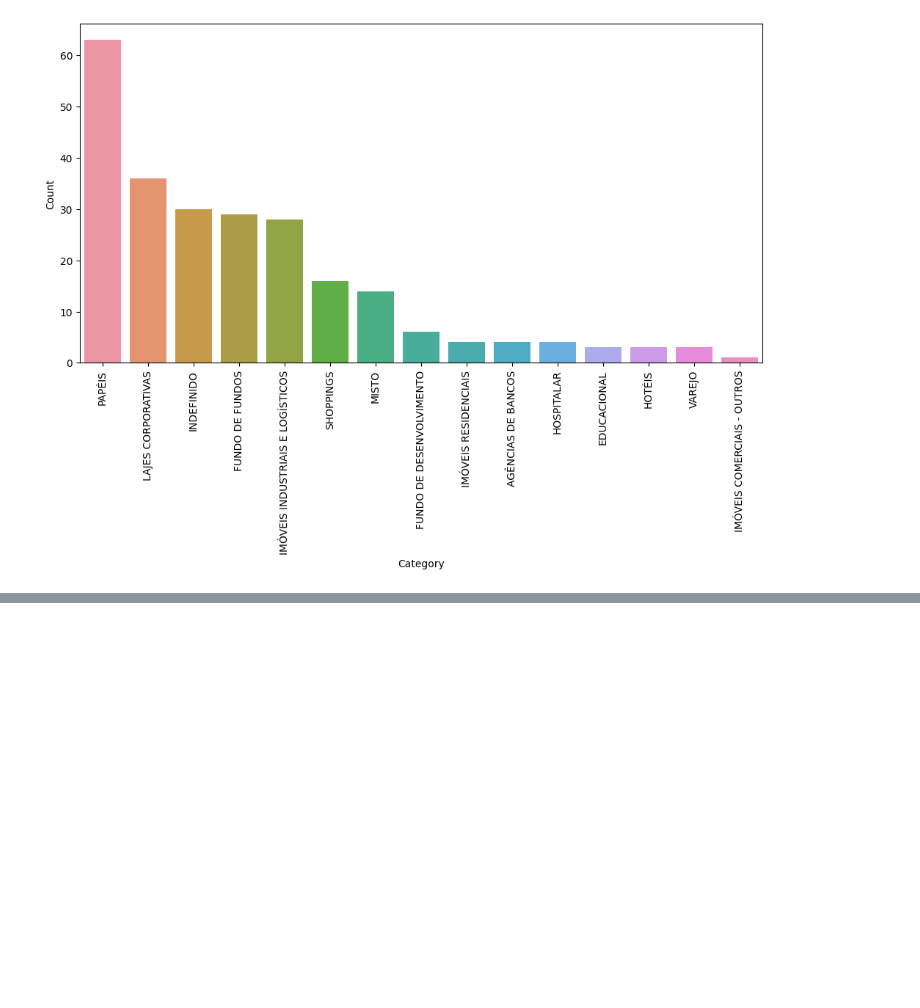
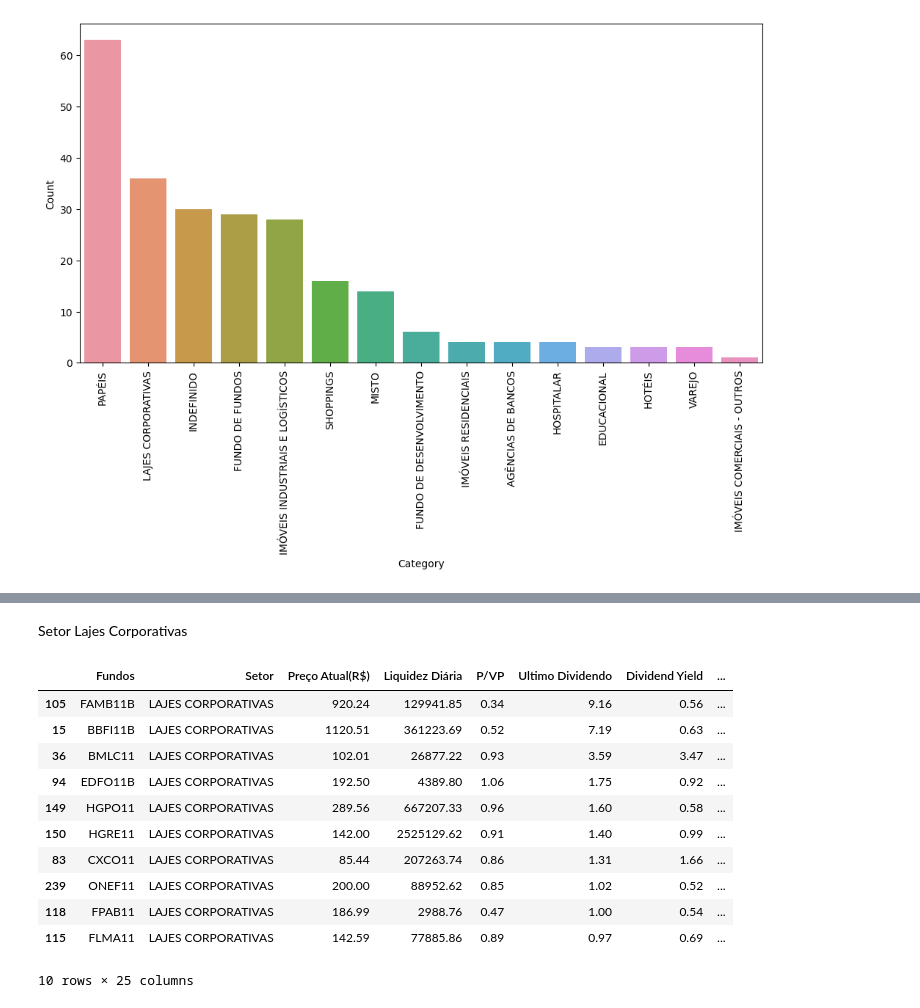
Before and after one commit to Riguini/Fundos-imobiliarios-FIIS-, a Jupyter notebook: FIIS.ipynb, the cells around one changed output, grey strips where cells are left out. Saved outputs shown, nothing was run; the diff lists cells and outputs as text; code cells hidden in the pictures; blank space fills up the shorter version.

```diff
--- a/FIIS.ipynb
+++ b/FIIS.ipynb
@@ -255,0 +283,19 @@ plt.show()
+# %% [markdown]
+Setor Lajes Corporativas
+# %%
+df_lajes = df[df['Setor']=='LAJES CORPORATIVAS']
+df_lajes = df_lajes.sort_values(by='Ultimo Dividendo', ascending=False)
+df_lajes.head(10)
+# %% [output]
+|  | Fundos | Setor | Preço Atual(R$) | Liquidez Diária | P/VP | Ultimo Dividendo | Dividend Yield | ... |
+| 105 | FAMB11B | LAJES CORPORATIVAS | 920.24 | 129941.85 | 0.34 | 9.16 | 0.56 | ... |
+| 15 | BBFI11B | LAJES CORPORATIVAS | 1120.51 | 361223.69 | 0.52 | 7.19 | 0.63 | ... |
+| 36 | BMLC11 | LAJES CORPORATIVAS | 102.01 | 26877.22 | 0.93 | 3.59 | 3.47 | ... |
+| 94 | EDFO11B | LAJES CORPORATIVAS | 192.50 | 4389.80 | 1.06 | 1.75 | 0.92 | ... |
+| 149 | HGPO11 | LAJES CORPORATIVAS | 289.56 | 667207.33 | 0.96 | 1.60 | 0.58 | ... |
+| 150 | HGRE11 | LAJES CORPORATIVAS | 142.00 | 2525129.62 | 0.91 | 1.40 | 0.99 | ... |
+| 83 | CXCO11 | LAJES CORPORATIVAS | 85.44 | 207263.74 | 0.86 | 1.31 | 1.66 | ... |
+| 239 | ONEF11 | LAJES CORPORATIVAS | 200.00 | 88952.62 | 0.85 | 1.02 | 0.52 | ... |
+| 118 | FPAB11 | LAJES CORPORATIVAS | 186.99 | 2988.76 | 0.47 | 1.00 | 0.54 | ... |
+| 115 | FLMA11 | LAJES CORPORATIVAS | 142.59 | 77885.86 | 0.89 | 0.97 | 0.69 | ... |
+10 rows × 25 columns
```
Also changed, not shown: parts of 18 cells of this notebook.
